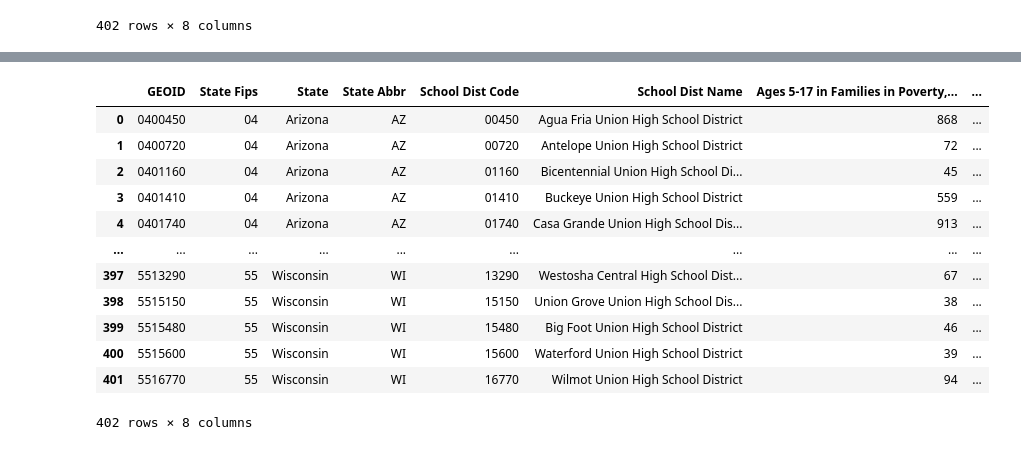
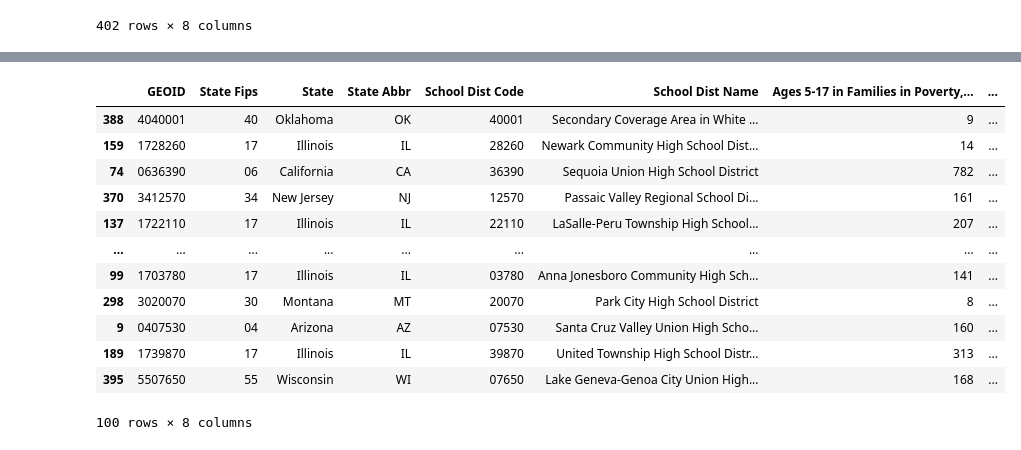
Before and after one commit to Peterg0205/Allen_Gunn_project-, a Jupyter notebook: Census_api.ipynb, the cells around one changed output, grey strips where cells are left out. Cells and saved outputs as stored; diff of their text form; code cells hidden in the pictures.

```diff
--- a/Census_api.ipynb
+++ b/Census_api.ipynb
@@ -185,18 +184,18 @@ pov_df.sample(100)
-# %%
-# Reset the index
-pov_df.reset_index(inplace=True, drop=True)
-pov_df
-# %% [output]
-|  | GEOID | State Fips | State | State Abbr | School Dist Code | School Dist Name | Ages 5-17 in Families in Poverty,... | ... |
-| 0 | 0400450 | 04 | Arizona | AZ | 00450 | Agua Fria Union High School District | 868 | ... |
-| 1 | 0400720 | 04 | Arizona | AZ | 00720 | Antelope Union High School District | 72 | ... |
-| 2 | 0401160 | 04 | Arizona | AZ | 01160 | Bicentennial Union High School Di... | 45 | ... |
-| 3 | 0401410 | 04 | Arizona | AZ | 01410 | Buckeye Union High School District | 559 | ... |
-| 4 | 0401740 | 04 | Arizona | AZ | 01740 | Casa Grande Union High School Dis... | 913 | ... |
-| ... | ... | ... | ... | ... | ... | ... | ... | ... |
-| 397 | 5513290 | 55 | Wisconsin | WI | 13290 | Westosha Central High School Dist... | 67 | ... |
-| 398 | 5515150 | 55 | Wisconsin | WI | 15150 | Union Grove Union High School Dis... | 38 | ... |
-| 399 | 5515480 | 55 | Wisconsin | WI | 15480 | Big Foot Union High School District | 46 | ... |
-| 400 | 5515600 | 55 | Wisconsin | WI | 15600 | Waterford Union High School District | 39 | ... |
-| 401 | 5516770 | 55 | Wisconsin | WI | 16770 | Wilmot Union High School District | 94 | ... |
-402 rows × 8 columns
+# %%
+# Sampled 100 rows
+new_pov_df= pov_df.sample(100)
+new_pov_df
+# %% [output]
+|  | GEOID | State Fips | State | State Abbr | School Dist Code | School Dist Name | Ages 5-17 in Families in Poverty,... | ... |
+| 388 | 4040001 | 40 | Oklahoma | OK | 40001 | Secondary Coverage Area in White ... | 9 | ... |
+| 159 | 1728260 | 17 | Illinois | IL | 28260 | Newark Community High School Dist... | 14 | ... |
+| 74 | 0636390 | 06 | California | CA | 36390 | Sequoia Union High School District | 782 | ... |
+| 370 | 3412570 | 34 | New Jersey | NJ | 12570 | Passaic Valley Regional School Di... | 161 | ... |
+| 137 | 1722110 | 17 | Illinois | IL | 22110 | LaSalle-Peru Township High School... | 207 | ... |
+| ... | ... | ... | ... | ... | ... | ... | ... | ... |
+| 99 | 1703780 | 17 | Illinois | IL | 03780 | Anna Jonesboro Community High Sch... | 141 | ... |
+| 298 | 3020070 | 30 | Montana | MT | 20070 | Park City High School District | 8 | ... |
+| 9 | 0407530 | 04 | Arizona | AZ | 07530 | Santa Cruz Valley Union High Scho... | 160 | ... |
+| 189 | 1739870 | 17 | Illinois | IL | 39870 | United Township High School Distr... | 313 | ... |
+| 395 | 5507650 | 55 | Wisconsin | WI | 07650 | Lake Geneva-Genoa City Union High... | 168 | ... |
+100 rows × 8 columns
```
Also changed, not shown: parts of 5 cells of this notebook, 4 other files.
